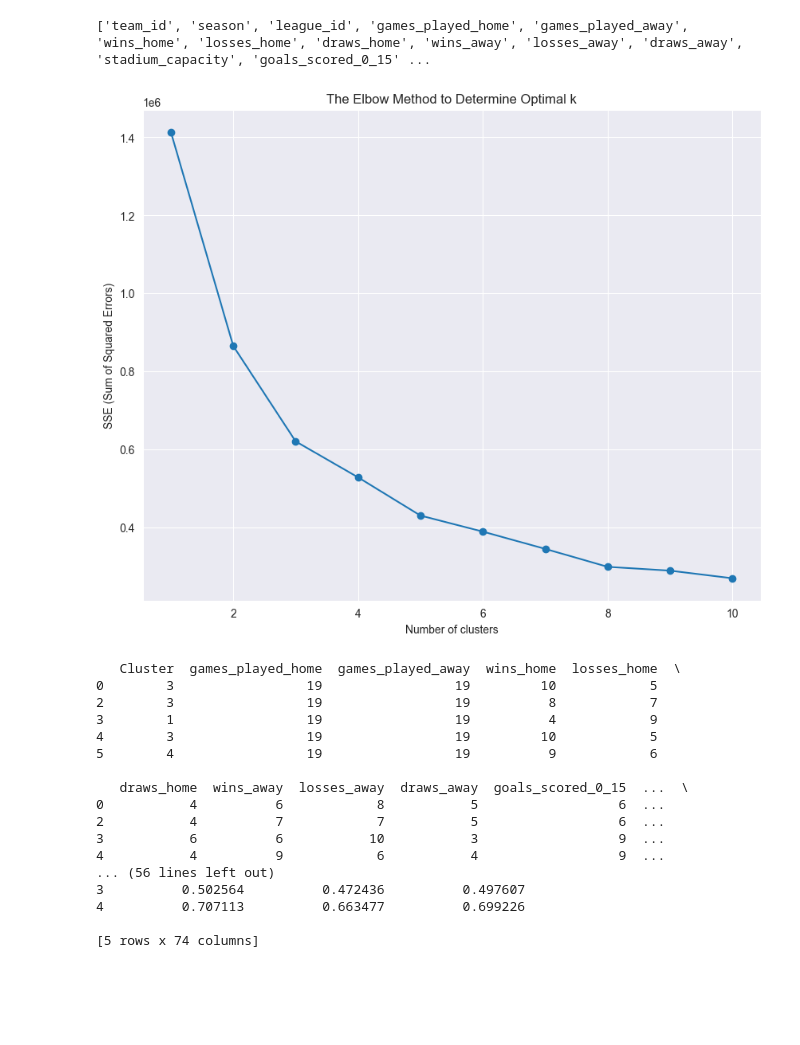
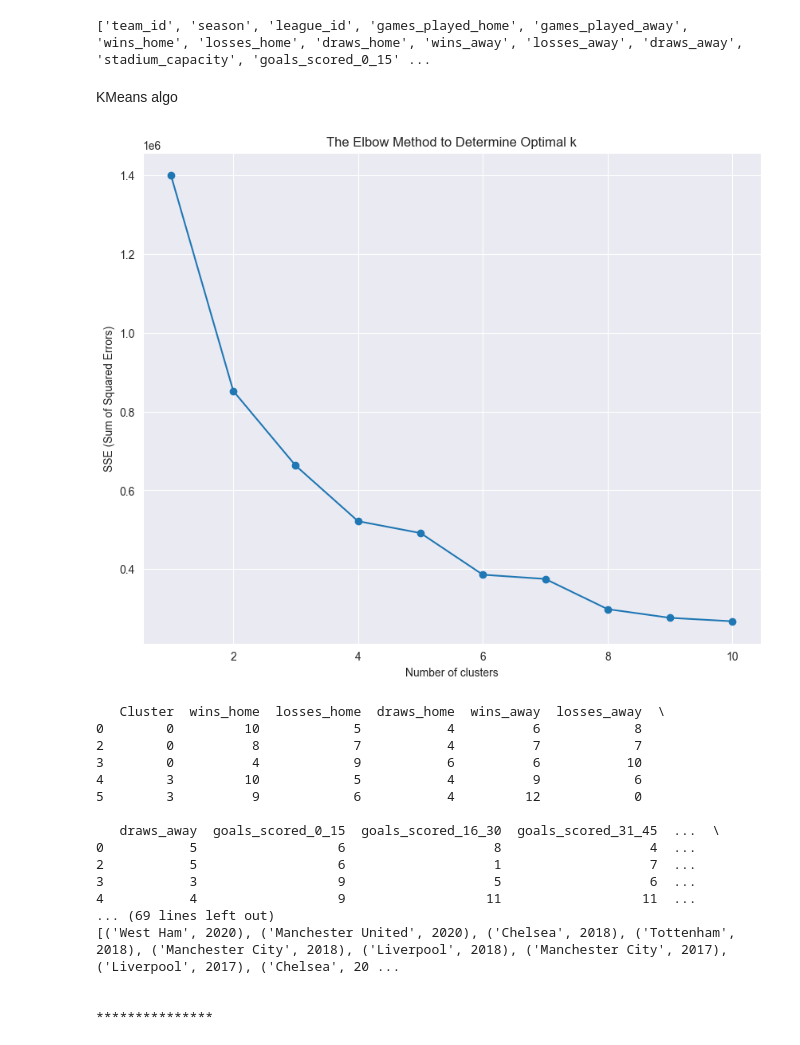
Before and after one commit to PLAI-BOOK/EDA, a Jupyter notebook: Tables_EDA/teams_eda/teams_notebook.ipynb, the cells around one changed output. Drawn from its saved outputs; the diff is of its cells as text; code cells hidden in the pictures; blank space fills up the shorter version.

```diff
--- a/Tables_EDA/teams_eda/teams_notebook.ipynb
+++ b/Tables_EDA/teams_eda/teams_notebook.ipynb
@@ -99,7 +99,7 @@ non_numeric_data = updated_data.select_dtypes(exclude='number')
 print(non_numeric_data.columns.tolist())
 
 # drop the column of team_name - we have team_id it's enough
-updated_data = updated_data.drop(columns=['team_name'])
+# updated_data = updated_data.drop(columns=['team_name'])
 
 # drop games_played_home  games_played_away - not relevant - all teams play the same amount of games + it will have good indicator on the fixtures table
 # updated_data = updated_data.drop(columns=['games_played_home','games_played_away'])
@@ -328,6 +312,8 @@ for pair, corr_value in high_corr_pairs.items():
 print(updated_data.columns.tolist())
 # %% [output]
 ['team_id', 'season', 'league_id', 'games_played_home', 'games_played_away', 'wins_home', 'losses_home', 'draws_home', 'wins_away', 'losses_away', 'draws_away', 'stadium_capacity', 'goals_scored_0_15' ...
+# %% [markdown]
+KMeans algo
 # %%
 from sklearn.cluster import KMeans
 import pandas as pd
@@ -335,7 +321,7 @@ import matplotlib.pyplot as plt
 
 # Step 1: Prepare the data
 # Columns to exclude based on the above criteria
-excluded_columns = ['team_id', 'season', 'league_id', 'stadium_capacity']
+excluded_columns = ['team_id', 'team_name','season', 'league_id', 'stadium_capacity','games_played_home', 'games_played_away']
 
 # Select the columns for clustering, ensuring they are numeric
 columns_for_clustering = [col for col in updated_data.select_dtypes(include=['float64', 'int64']).columns if col not in excluded_columns]
@@ -350,51 +336,67 @@ for k in range(1, 11):
     kmeans = KMeans(n_clusters=k, random_state=42)
     kmeans.fit(data_for_clustering)  # Fit the original data directly
     sse.append(kmeans.inertia_)
 
 # Plot SSE for each *k*
 plt.figure(figsize=(10, 8))
 plt.plot(range(1, 11), sse, marker='o')
 plt.xlabel('Number of clusters')
 plt.ylabel('SSE (Sum of Squared Errors)')
 plt.title('The Elbow Method to Determine Optimal k')
 plt.show()
 
 # Step 3: Apply K-means
 # Choose the k after you find the elbow point from the plot, example value k_optimal might be 5 or as determined
 k_optimal = 4
 kmeans = KMeans(n_clusters=k_optimal, random_state=42)
 clusters = kmeans.fit_predict(data_for_clustering)  # Predict using the unnormalized data
 
 # Add cluster labels to your original DataFrame
 updated_data['Cluster'] = clusters
 
 # Step 4: Analyze the Results
 # Display the DataFrame with clusters
 print(updated_data[['Cluster'] + columns_for_clustering].head())
 
 # Optionally, analyze cluster centroids
 # Note: Since no scaling was applied in this step, centroids are in the original scale
 centroids = pd.DataFrame(kmeans.cluster_centers_, columns=columns_for_clustering)
 print(centroids)
+
+print('*'*15)
+# Group data by cluster
+# Group data by cluster
+cluster_groups = updated_data.groupby('Cluster')
+
+# Print the teams and their seasons in each cluster
+for cluster, data in cluster_groups:
+    print(f"Cluster {cluster}:")
+    # Create a list of tuples containing both 'team_name' and 'season'
+    team_season_list = list(zip(data['team_name'], data['season']))
+    print(team_season_list)
+    print("\n")  # Adds a newline for better separation between clusters
+
+
+print('*'*15)
 # %% [output]
-[figure, old version]
+[figure, new version]
-   Cluster  games_played_home  games_played_away  wins_home  losses_home  \
-0        3                 19                 19         10            5
-2        3                 19                 19          8            7
-3        1                 19                 19          4            9
-4        3                 19                 19         10            5
-5        4                 19                 19          9            6
+   Cluster  wins_home  losses_home  draws_home  wins_away  losses_away  \
+0        0         10            5           4          6            8
+2        0          8            7           4          7            7
+3        0          4            9           6          6           10
+4        3         10            5           4          9            6
+5        3          9            6           4         12            0
 
-   draws_home  wins_away  losses_away  draws_away  goals_scored_0_15  ...  \
-0           4          6            8           5                  6  ...
-2           4          7            7           5                  6  ...
-3           6          6           10           3                  9  ...
-4           4          9            6           4                  9  ...
-... (56 lines left out)
-3          0.502564          0.472436          0.497607
-4          0.707113          0.663477          0.699226
+   draws_away  goals_scored_0_15  goals_scored_16_30  goals_scored_31_45  ...  \
+0           5                  6                   8                   4  ...
+2           5                  6                   1                   7  ...
+3           3                  9                   5                   6  ...
+4           4                  9                  11                  11  ...
+... (69 lines left out)
+[('West Ham', 2020), ('Manchester United', 2020), ('Chelsea', 2018), ('Tottenham', 2018), ('Manchester City', 2018), ('Liverpool', 2018), ('Manchester City', 2017), ('Liverpool', 2017), ('Chelsea', 20 ...
 
-[5 rows x 74 columns]
+
+***************
 # %%
 # plots to understand it better
 import matplotlib.pyplot as plt
```
Also changed, not shown: parts of 9 cells of this notebook.
